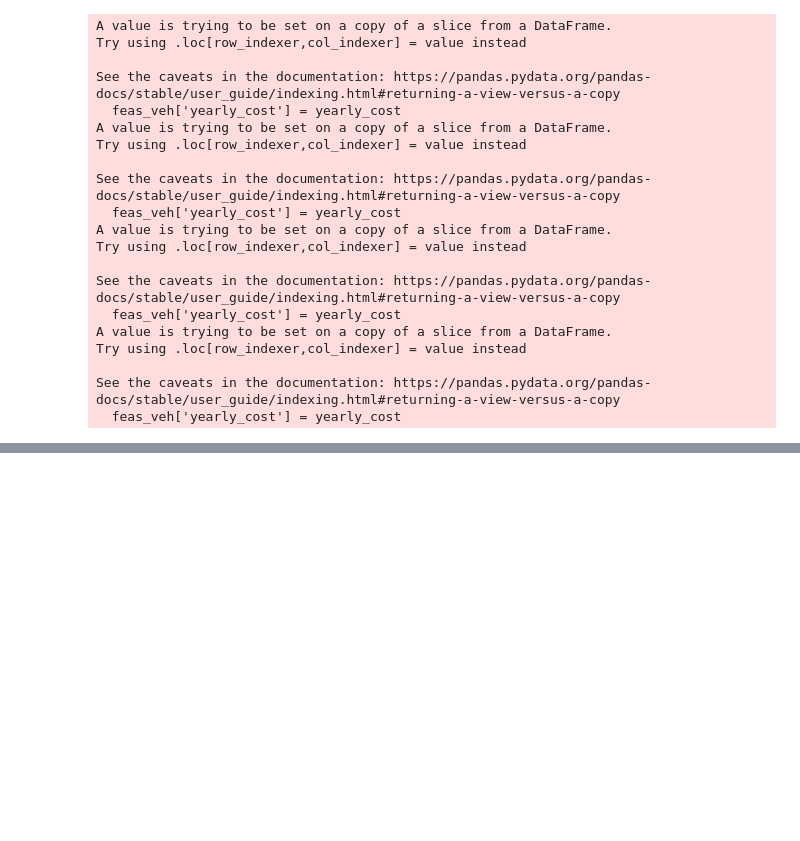
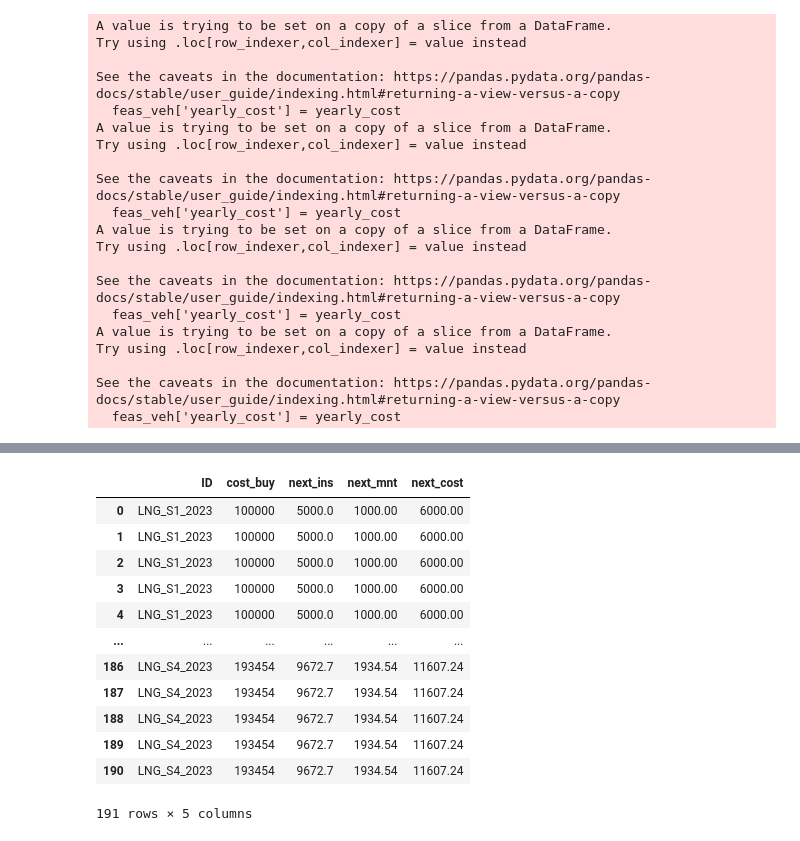
Before and after one commit to harryyudha7/fleet_optimization, a Jupyter notebook: solution1.ipynb, the cells around one changed output, grey strips where cells are left out. Drawn from its saved outputs; the diff is of its cells as text; code cells hidden in the pictures; blank space fills up the shorter version.

```diff
--- a/solution1.ipynb
+++ b/solution1.ipynb
@@ -134,2 +153,4 @@ demand_dict
 # %%
 avail_vehicle['ID'] = avail_vehicle['ID'] + buy[2023]['ID']
+avail_vehicle['buy_cost'] = avail_vehicle['buy_cost'] + buy[year]['cost']
+avail_vehicle['distance'] = avail_vehicle['distance'] + buy[2023]['distance']
@@ -138,3 +157,6 @@ avail_vehicle['distance'] = avail_vehicle['distance'] + buy[2023]['distance']
+# %%
+total_fleet['ID'] = total_fleet['ID'] + buy[year]['ID']
+total_fleet['cost_buy'] = total_fleet['buy_cost'] + buy[year]['cost']
 # %%
 use[2023] = {'ID': [],
              'size': [],
@@ -196,0 +280,4 @@ Name: ID, dtype: object
+# %%
+df_total_fleet = pd.DataFrame({'ID': total_fleet['ID'],
+                               'cost_buy': total_fleet['cost_buy']})
+df_total_fleet
@@ -196,0 +315,16 @@ Name: ID, dtype: object
+# %%
+df_total_fleet
+# %% [output]
+|  | ID | cost_buy | next_ins | next_mnt | next_cost |
+| 0 | LNG_S1_2023 | 100000 | 5000.0 | 1000.00 | 6000.00 |
+| 1 | LNG_S1_2023 | 100000 | 5000.0 | 1000.00 | 6000.00 |
+| 2 | LNG_S1_2023 | 100000 | 5000.0 | 1000.00 | 6000.00 |
+| 3 | LNG_S1_2023 | 100000 | 5000.0 | 1000.00 | 6000.00 |
+| 4 | LNG_S1_2023 | 100000 | 5000.0 | 1000.00 | 6000.00 |
+| ... | ... | ... | ... | ... | ... |
+| 186 | LNG_S4_2023 | 193454 | 9672.7 | 1934.54 | 11607.24 |
+| 187 | LNG_S4_2023 | 193454 | 9672.7 | 1934.54 | 11607.24 |
+| 188 | LNG_S4_2023 | 193454 | 9672.7 | 1934.54 | 11607.24 |
+| 189 | LNG_S4_2023 | 193454 | 9672.7 | 1934.54 | 11607.24 |
+| 190 | LNG_S4_2023 | 193454 | 9672.7 | 1934.54 | 11607.24 |
+191 rows × 5 columns
```
Also changed, not shown: parts of 29 cells of this notebook, 5 other files.
